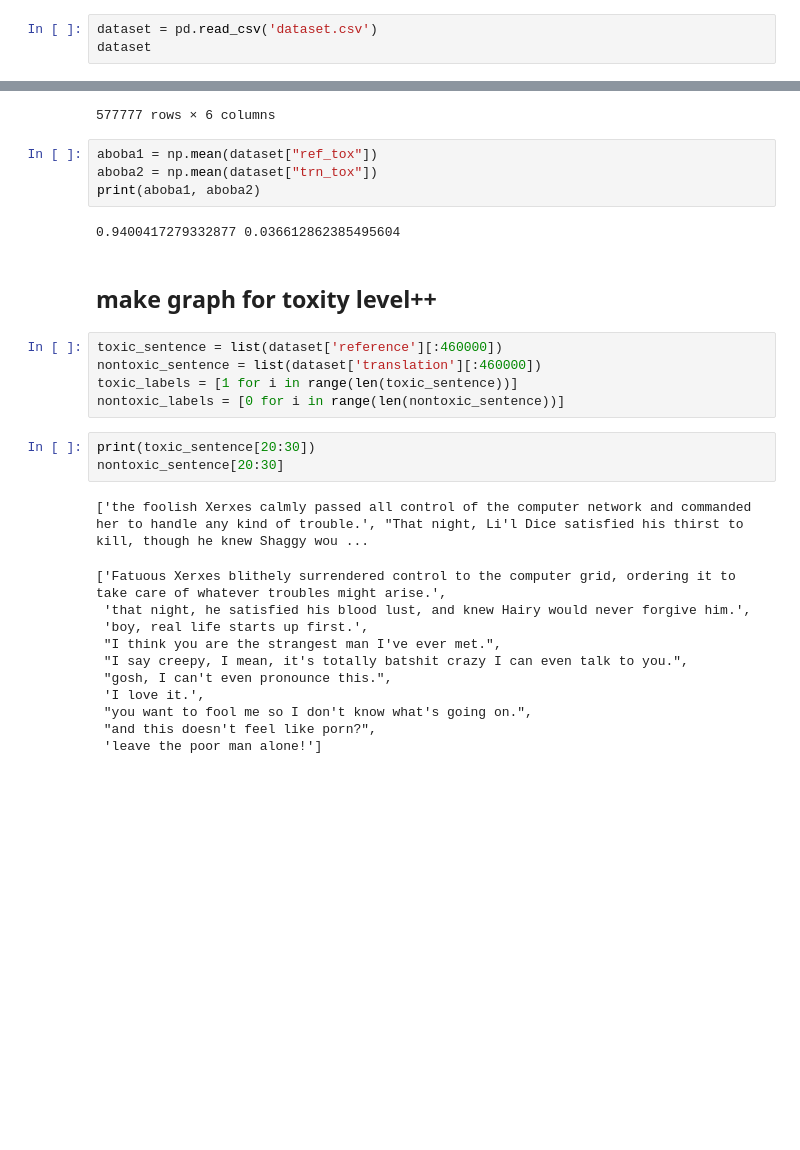
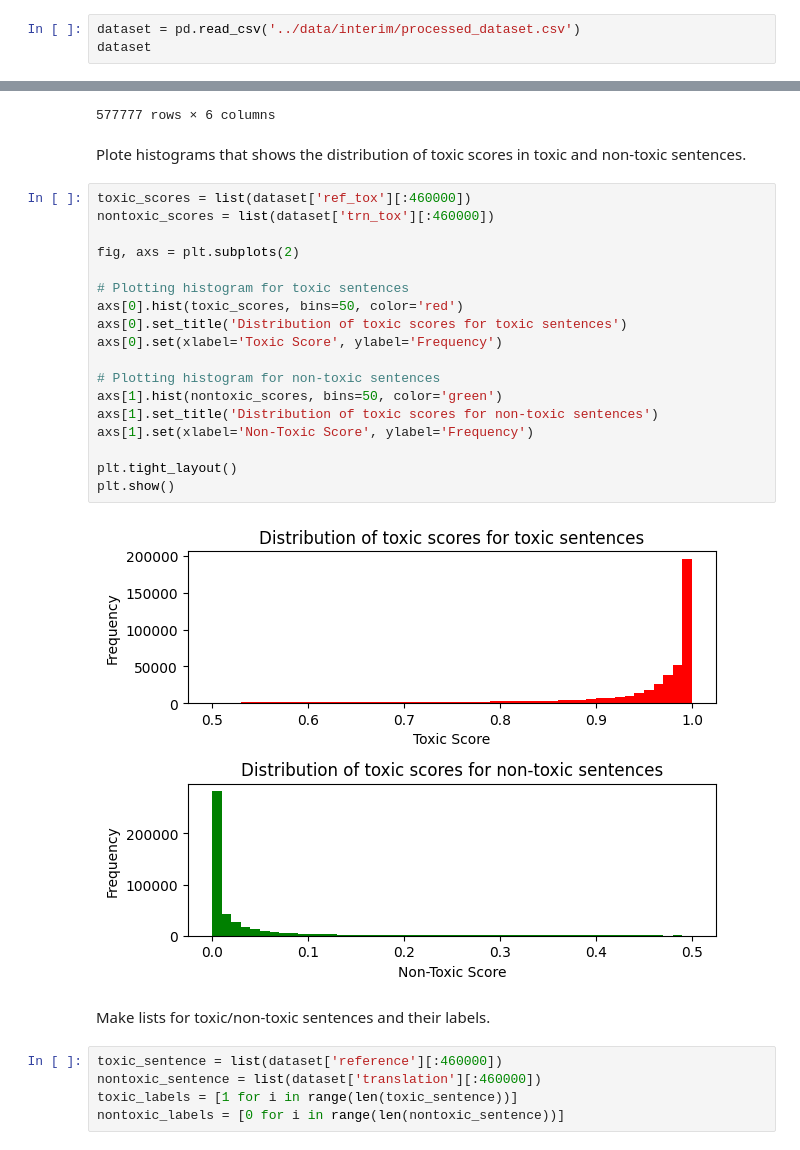
Before and after one commit to Get-My-Money/Assigment1-week5, a Jupyter notebook: notebooks/2.0-final-solution.ipynb, the cells around one changed output, grey strips where cells are left out. Saved outputs shown, nothing was run; the diff lists cells and outputs as text; blank space fills up the shorter version.

Commit message:
first report creation

```diff
--- a/notebooks/2.0-final-solution.ipynb
+++ b/notebooks/2.0-final-solution.ipynb
@@ -28,5 +29,5 @@ dataset.to_csv('dataset.csv', index=False)
 # %%
-dataset = pd.read_csv('dataset.csv')
+dataset = pd.read_csv('../data/interim/processed_dataset.csv')
 dataset
 # %% [output]
 |  | reference | translation | similarity | lenght_diff | ref_tox | trn_tox |
@@ -42,31 +43,32 @@ dataset
 | 577775 | They called me a fucking hero. Th... | they said I was a hero, but I did... | 0.679613 | 0.358209 | 0.991945 | 0.000124 |
 | 577776 | I didn't fuck him. | I did not screw him. | 0.868475 | 0.095238 | 0.994174 | 0.009480 |
 577777 rows × 6 columns
-# %%
-aboba1 = np.mean(dataset["ref_tox"])
-aboba2 = np.mean(dataset["trn_tox"])
-print(aboba1, aboba2)
-# %% [output]
-0.9400417279332877 0.036612862385495604
-# %% [markdown]
-## make graph for toxity level++
+# %% [markdown]
+Plote histograms that shows the distribution of toxic scores in toxic and non-toxic sentences.
+# %%
+toxic_scores = list(dataset['ref_tox'][:460000])
+nontoxic_scores = list(dataset['trn_tox'][:460000])
+
+fig, axs = plt.subplots(2)
+
+# Plotting histogram for toxic sentences
+axs[0].hist(toxic_scores, bins=50, color='red')
+axs[0].set_title('Distribution of toxic scores for toxic sentences')
+axs[0].set(xlabel='Toxic Score', ylabel='Frequency')
+
+# Plotting histogram for non-toxic sentences
+axs[1].hist(nontoxic_scores, bins=50, color='green')
+axs[1].set_title('Distribution of toxic scores for non-toxic sentences')
+axs[1].set(xlabel='Non-Toxic Score', ylabel='Frequency')
+
+plt.tight_layout()
+plt.show()
+# %% [output]
+[figure, added]
+# %% [markdown]
+Make lists for toxic/non-toxic sentences and their labels.
 # %%
 toxic_sentence = list(dataset['reference'][:460000])
 nontoxic_sentence = list(dataset['translation'][:460000])
 toxic_labels = [1 for i in range(len(toxic_sentence))]
 nontoxic_labels = [0 for i in range(len(nontoxic_sentence))]
-# %%
-print(toxic_sentence[20:30])
-nontoxic_sentence[20:30]
-# %% [output]
-['the foolish Xerxes calmly passed all control of the computer network and commanded her to handle any kind of trouble.', "That night, Li'l Dice satisfied his thirst to kill, though he knew Shaggy wou ...
-['Fatuous Xerxes blithely surrendered control to the computer grid, ordering it to take care of whatever troubles might arise.',
- 'that night, he satisfied his blood lust, and knew Hairy would never forgive him.',
- 'boy, real life starts up first.',
- "I think you are the strangest man I've ever met.",
- "I say creepy, I mean, it's totally batshit crazy I can even talk to you.",
- "gosh, I can't even pronounce this.",
- 'I love it.',
- "you want to fool me so I don't know what's going on.",
- "and this doesn't feel like porn?",
- 'leave the poor man alone!']
```
Also changed, not shown: parts of 43 cells of this notebook, 6 other files.
